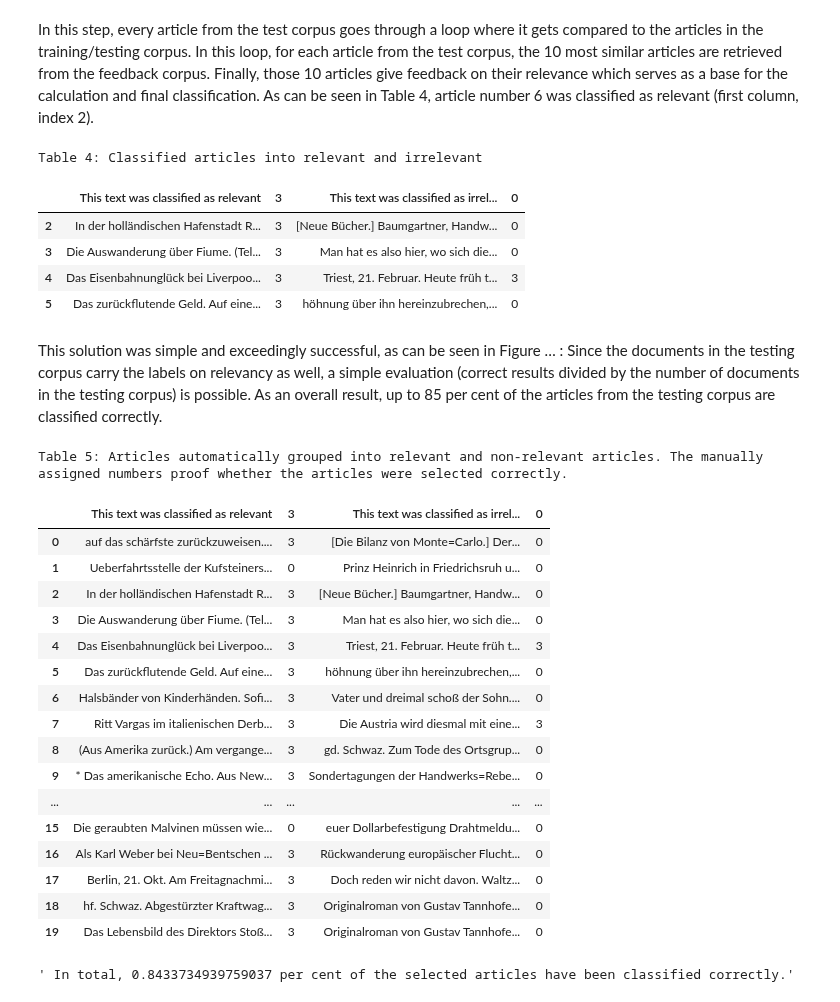
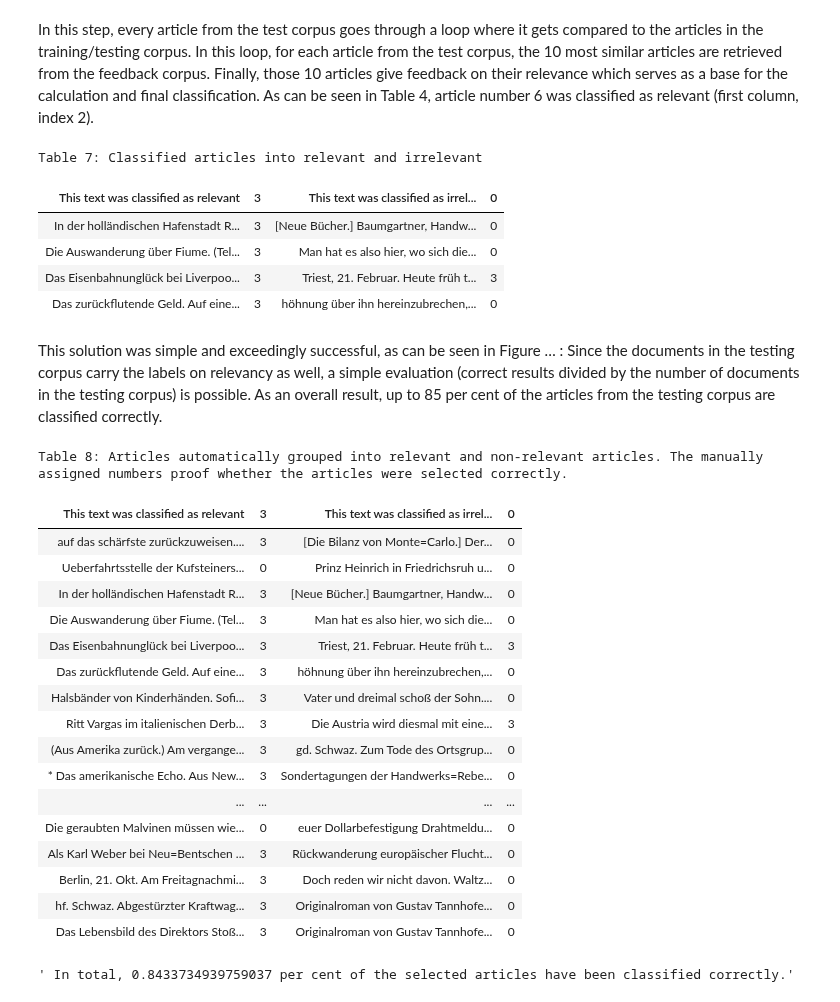
Before and after one commit to soberbichler/Topic-specific-corpus-building_OberbichlerPfanzelter, a Jupyter notebook: news_article_similarity_remigration_notebook.ipynb, the cells around one changed output. Drawn from its saved outputs; the diff is of its cells as text; code cells hidden in the pictures.

```diff
--- a/news_article_similarity_remigration_notebook.ipynb
+++ b/news_article_similarity_remigration_notebook.ipynb
@@ -130,3 +147,5 @@ plt.title('Figure 3: Manually annotated newspapers clippings on the topic of ret
 plt.show()
 # %% [output]
 [figure]
+# %%
+df[12:14].style.set_caption('Table 3: Text with relevancy labels (3 = relevant; 0 = irrelevant) ').hide_index()
@@ -176,7 +200,7 @@ def apply_all(text):
 df['tokenized'] = df['text'].apply(apply_all)
 
 
-df[12:14].style.set_caption('Table 2: Relevancy, original text and preprocessed text')
+df[12:14].style.set_caption('Table 4: Relevancy, original text and preprocessed text').hide_index()
 # %% [output]
 [nltk_data] Downloading package stopwords to
 [nltk_data]     C:\Users\c62255\AppData\Roaming\nltk_data...
@@ -244,7 +268,7 @@ def train_lda(data):
     dictionary = corpora.Dictionary(data['tokenized'])
     corpus = [dictionary.doc2bow(doc) for doc in data['tokenized']]
     lda = LdaModel(corpus=corpus, num_topics=num_topics, id2word=dictionary,
-                   alpha=0.2e-2, eta=0.5e-2, chunksize=chunksize, minimum_probability=0.0, passes=5, iterations=200, random_state=14)
+                   alpha=0.2e-2, eta=0.5e-2, chunksize=chunksize, minimum_probability=0.0, passes=5, iterations=200, update_every=1, random_state=14)
     return dictionary,corpus,lda
 dictionary,corpus,lda = train_lda(train_df)
 print("Topic number 10: ")
@@ -479,39 +503,39 @@ df_results.columns=['This text was classified as relevant', '3','This text was c
 
 df_results['This text was classified as relevant'][2:6] = df_results['This text was classified as relevant'][2:6].apply(lambda x: x[:300])
 df_results['This text was classified as irrelevant'][2:6] = df_results['This text was classified as irrelevant'][2:6].apply(lambda x: x[:300])
-df_results[2:6].style.set_caption('Table 4: Classified articles into relevant and irrelevant')
+df_results[2:6].style.set_caption('Table 7: Classified articles into relevant and irrelevant').hide_index()
 # %% [output]
-Table 4: Classified articles into relevant and irrelevant
+Table 7: Classified articles into relevant and irrelevant
-|  | This text was classified as relevant | 3 | This text was classified as irrel... | 0 |
-| 2 | In der holländischen Hafenstadt R... | 3 | [Neue Bücher.] Baumgartner, Handw... | 0 |
-| 3 | Die Auswanderung über Fiume. (Tel... | 3 | Man hat es also hier, wo sich die... | 0 |
-| 4 | Das Eisenbahnunglück bei Liverpoo... | 3 | Triest, 21. Februar. Heute früh t... | 3 |
-| 5 | Das zurückflutende Geld. Auf eine... | 3 | höhnung über ihn hereinzubrechen,... | 0 |
+| This text was classified as relevant | 3 | This text was classified as irrel... | 0 |
+| In der holländischen Hafenstadt R... | 3 | [Neue Bücher.] Baumgartner, Handw... | 0 |
+| Die Auswanderung über Fiume. (Tel... | 3 | Man hat es also hier, wo sich die... | 0 |
+| Das Eisenbahnunglück bei Liverpoo... | 3 | Triest, 21. Februar. Heute früh t... | 3 |
+| Das zurückflutende Geld. Auf eine... | 3 | höhnung über ihn hereinzubrechen,... | 0 |
 # %% [markdown]
 This solution was simple and exceedingly successful, as can be seen in Figure … : Since the documents in the testing corpus carry the labels on relevancy as well, a simple evaluation (correct results divided by the number of documents in the testing corpus) is possible. As an overall result, up to 85 per cent of the articles from the testing corpus are classified correctly.
 # %%
 df_results['This text was classified as relevant'][0:20] = df_results['This text was classified as relevant'][0:20].apply(lambda x: x[:50])
 df_results['This text was classified as irrelevant'][0:20] = df_results['This text was classified as irrelevant'][0:20].apply(lambda x: x[:50])
-df_results[0:20].style.set_caption('Table 5: Articles automatically grouped into relevant and non-relevant articles. The manually assigned numbers proof whether the articles were selected correctly.')
+df_results[0:20].style.set_caption('Table 8: Articles automatically grouped into relevant and non-relevant articles. The manually assigned numbers proof whether the articles were selected correctly.').hide_index()
 # %% [output]
-Table 5: Articles automatically grouped into relevant and non-relevant articles. The manually assigned numbers proof whether the articles were selected correctly.
+Table 8: Articles automatically grouped into relevant and non-relevant articles. The manually assigned numbers proof whether the articles were selected correctly.
-|  | This text was classified as relevant | 3 | This text was classified as irrel... | 0 |
-| 0 | auf das schärfste zurückzuweisen.... | 3 | [Die Bilanz von Monte=Carlo.] Der... | 0 |
-| 1 | Ueberfahrtsstelle der Kufsteiners... | 0 | Prinz Heinrich in Friedrichsruh u... | 0 |
-| 2 | In der holländischen Hafenstadt R... | 3 | [Neue Bücher.] Baumgartner, Handw... | 0 |
-| 3 | Die Auswanderung über Fiume. (Tel... | 3 | Man hat es also hier, wo sich die... | 0 |
-| 4 | Das Eisenbahnunglück bei Liverpoo... | 3 | Triest, 21. Februar. Heute früh t... | 3 |
-| 5 | Das zurückflutende Geld. Auf eine... | 3 | höhnung über ihn hereinzubrechen,... | 0 |
-| 6 | Halsbänder von Kinderhänden. Sofi... | 3 | Vater und dreimal schoß der Sohn.... | 0 |
-| 7 | Ritt Vargas im italienischen Derb... | 3 | Die Austria wird diesmal mit eine... | 3 |
-| 8 | (Aus Amerika zurück.) Am vergange... | 3 | gd. Schwaz. Zum Tode des Ortsgrup... | 0 |
-| 9 | * Das amerikanische Echo. Aus New... | 3 | Sondertagungen der Handwerks=Rebe... | 0 |
-| ... | ... | ... | ... | ... |
-| 15 | Die geraubten Malvinen müssen wie... | 0 | euer Dollarbefestigung Drahtmeldu... | 0 |
-| 16 | Als Karl Weber bei Neu=Bentschen ... | 3 | Rückwanderung europäischer Flucht... | 0 |
-| 17 | Berlin, 21. Okt. Am Freitagnachmi... | 3 | Doch reden wir nicht davon. Waltz... | 0 |
-| 18 | hf. Schwaz. Abgestürzter Kraftwag... | 3 | Originalroman von Gustav Tannhofe... | 0 |
-| 19 | Das Lebensbild des Direktors Stoß... | 3 | Originalroman von Gustav Tannhofe... | 0 |
+| This text was classified as relevant | 3 | This text was classified as irrel... | 0 |
+| auf das schärfste zurückzuweisen.... | 3 | [Die Bilanz von Monte=Carlo.] Der... | 0 |
+| Ueberfahrtsstelle der Kufsteiners... | 0 | Prinz Heinrich in Friedrichsruh u... | 0 |
+| In der holländischen Hafenstadt R... | 3 | [Neue Bücher.] Baumgartner, Handw... | 0 |
+| Die Auswanderung über Fiume. (Tel... | 3 | Man hat es also hier, wo sich die... | 0 |
+| Das Eisenbahnunglück bei Liverpoo... | 3 | Triest, 21. Februar. Heute früh t... | 3 |
+| Das zurückflutende Geld. Auf eine... | 3 | höhnung über ihn hereinzubrechen,... | 0 |
+| Halsbänder von Kinderhänden. Sofi... | 3 | Vater und dreimal schoß der Sohn.... | 0 |
+| Ritt Vargas im italienischen Derb... | 3 | Die Austria wird diesmal mit eine... | 3 |
+| (Aus Amerika zurück.) Am vergange... | 3 | gd. Schwaz. Zum Tode des Ortsgrup... | 0 |
+| * Das amerikanische Echo. Aus New... | 3 | Sondertagungen der Handwerks=Rebe... | 0 |
+| ... | ... | ... | ... |
+| Die geraubten Malvinen müssen wie... | 0 | euer Dollarbefestigung Drahtmeldu... | 0 |
+| Als Karl Weber bei Neu=Bentschen ... | 3 | Rückwanderung europäischer Flucht... | 0 |
+| Berlin, 21. Okt. Am Freitagnachmi... | 3 | Doch reden wir nicht davon. Waltz... | 0 |
+| hf. Schwaz. Abgestürzter Kraftwag... | 3 | Originalroman von Gustav Tannhofe... | 0 |
+| Das Lebensbild des Direktors Stoß... | 3 | Originalroman von Gustav Tannhofe... | 0 |
 # %%
 rev_3 = []
 for key in df_results['3']:
```
Also changed, not shown: parts of 40 cells of this notebook.
